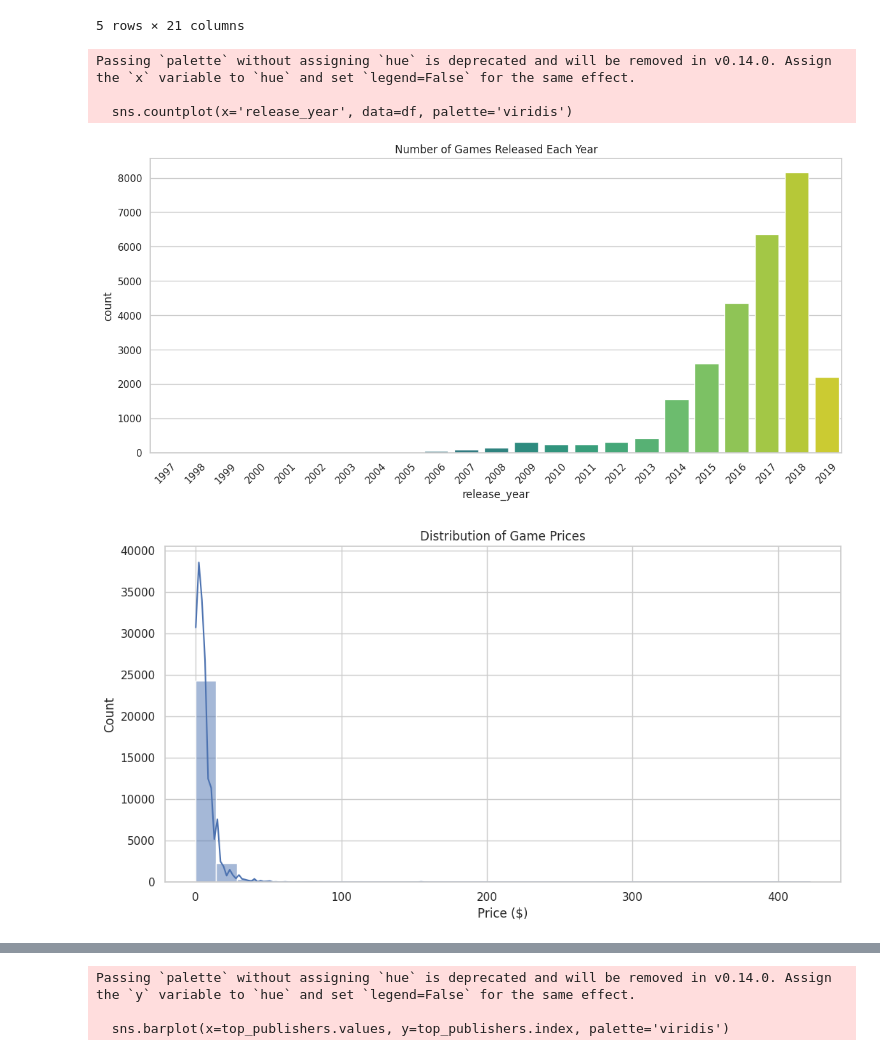
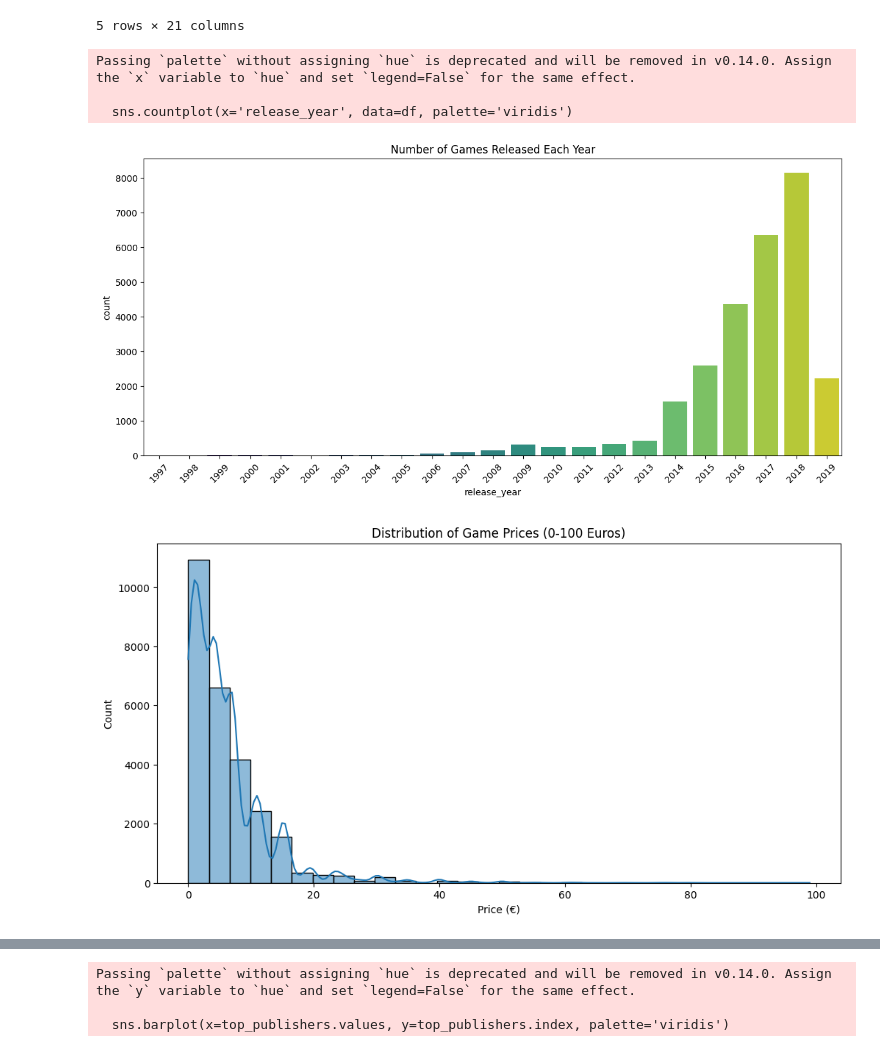
Before and after one commit to IwanHofstra/gevpro_final_project, a Jupyter notebook: steam_project (1).ipynb, the cells around one changed output, grey strips where cells are left out. Saved outputs shown, nothing was run; the diff lists cells and outputs as text; code cells hidden in the pictures.

```diff
--- a/steam_project (1).ipynb
+++ b/steam_project (1).ipynb
@@ -4,15 +4,7 @@
 
 ## Import necessary libraries
 import pandas as pd
-import numpy as np
-import matplotlib.pyplot as plt
 import seaborn as sns
-from datetime import datetime
-
-# Set visualization style
-%matplotlib inline
-sns.set_style('whitegrid')
-plt.rcParams['figure.figsize'] = (12, 8)
 
 ## 1. Data Loading and Initial Exploration
 # Load the dataset
@@ -98,39 +90,44 @@ display(df.head())
 5 rows × 21 columns
 # %%
 ## 3. Exploratory Data Analysis (EDA)
+# Import matplotlib for visualization
+import matplotlib.pyplot as plt
 
 ### 3.1 Distribution of Games Over Time
 plt.figure(figsize=(14, 6))
 sns.countplot(x='release_year', data=df, palette='viridis')
 plt.title('Number of Games Released Each Year')
 plt.xticks(rotation=45)
 plt.show()
 
 ### 3.2 Price Distribution
+# Filter the dataset for prices between 0 and 100
+filtered_df = df[(df['price'] >= 0) & (df['price'] <= 60)]
+
 plt.figure(figsize=(12, 6))
-sns.histplot(df['price'], bins=30, kde=True)
-plt.title('Distribution of Game Prices')
-plt.xlabel('Price ($)')
+sns.histplot(filtered_df['price'], bins=30, kde=True)
+plt.title('Distribution of Game Prices (0-100 Euros)')
+plt.xlabel('Price (€)')
 plt.show()
 
 ### 3.3 Ratings Analysis
 plt.figure(figsize=(12, 6))
 sns.scatterplot(x='total_ratings', y='rating_percentage', data=df, alpha=0.6)
 plt.title('Positive Rating Percentage vs. Total Ratings')
 plt.xlabel('Total Ratings')
 plt.ylabel('Positive Rating Percentage')
 plt.show()
 
 ### 3.4 Playtime Analysis
 plt.figure(figsize=(12, 6))
 sns.scatterplot(x='average_playtime', y='median_playtime', data=df, alpha=0.6)
 plt.title('Average Playtime vs Median Playtime')
 plt.xlabel('Average Playtime (minutes)')
 plt.ylabel('Median Playtime (minutes)')
 plt.show()
 # %% [output]
 Passing `palette` without assigning `hue` is deprecated and will be removed in v0.14.0. Assign the `x` variable to `hue` and set `legend=False` for the same effect.
 
   sns.countplot(x='release_year', data=df, palette='viridis')
-[figure, old version]
+[figure, new version]
-[figure, old version]
+[figure, new version]
```
Also changed, not shown: parts of 2 cells of this notebook.
